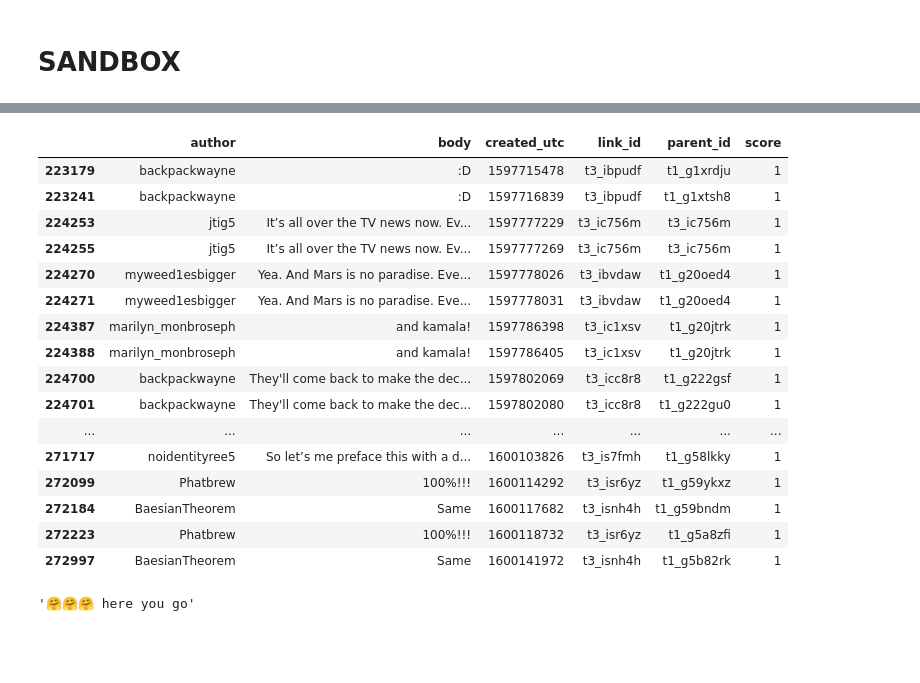
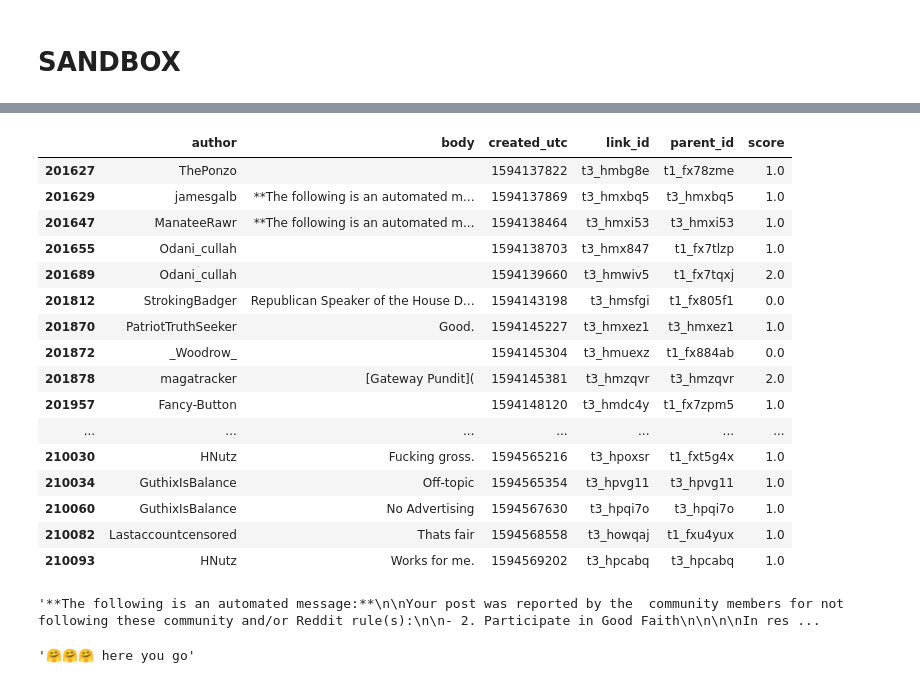
Before and after one commit to comptech-winter-school/media-opinion-analyzer, a Jupyter notebook: global text preprocessing.ipynb, the cells around one changed output, grey strips where cells are left out. Drawn from its saved outputs; the diff is of its cells as text; code cells hidden in the pictures; blank space fills up the shorter version.

```diff
--- a/global text preprocessing.ipynb
+++ b/global text preprocessing.ipynb
@@ -276,20 +312,0 @@ duplicates_pd[duplicates_pd.author == "progress18"]
-# %%
-duplicates_pd[1100:1300]
-# %% [output]
-|  | author | body | created_utc | link_id | parent_id | score |
-| 223179 | backpackwayne | :D | 1597715478 | t3_ibpudf | t1_g1xrdju | 1 |
-| 223241 | backpackwayne | :D | 1597716839 | t3_ibpudf | t1_g1xtsh8 | 1 |
-| 224253 | jtig5 | It’s all over the TV news now. Ev... | 1597777229 | t3_ic756m | t3_ic756m | 1 |
-| 224255 | jtig5 | It’s all over the TV news now. Ev... | 1597777269 | t3_ic756m | t3_ic756m | 1 |
-| 224270 | myweed1esbigger | Yea. And Mars is no paradise. Eve... | 1597778026 | t3_ibvdaw | t1_g20oed4 | 1 |
-| 224271 | myweed1esbigger | Yea. And Mars is no paradise. Eve... | 1597778031 | t3_ibvdaw | t1_g20oed4 | 1 |
-| 224387 | marilyn_monbroseph | and kamala! | 1597786398 | t3_ic1xsv | t1_g20jtrk | 1 |
-| 224388 | marilyn_monbroseph | and kamala! | 1597786405 | t3_ic1xsv | t1_g20jtrk | 1 |
-| 224700 | backpackwayne | They'll come back to make the dec... | 1597802069 | t3_icc8r8 | t1_g222gsf | 1 |
-| 224701 | backpackwayne | They'll come back to make the dec... | 1597802080 | t3_icc8r8 | t1_g222gu0 | 1 |
-| ... | ... | ... | ... | ... | ... | ... |
-| 271717 | noidentityree5 | So let’s me preface this with a d... | 1600103826 | t3_is7fmh | t1_g58lkky | 1 |
-| 272099 | Phatbrew | 100%!!! | 1600114292 | t3_isr6yz | t1_g59ykxz | 1 |
-| 272184 | BaesianTheorem | Same | 1600117682 | t3_isnh4h | t1_g59bndm | 1 |
-| 272223 | Phatbrew | 100%!!! | 1600118732 | t3_isr6yz | t1_g5a8zfi | 1 |
-| 272997 | BaesianTheorem | Same | 1600141972 | t3_isnh4h | t1_g5b82rk | 1 |
@@ -298,3 +313,27 @@ duplicates_pd[1100:1300]
+# %%
+duplicates_pd[3400:3700]
+# %% [output]
+|  | author | body | created_utc | link_id | parent_id | score |
+| 201627 | ThePonzo |  | 1594137822 | t3_hmbg8e | t1_fx78zme | 1.0 |
+| 201629 | jamesgalb | **The following is an automated m... | 1594137869 | t3_hmxbq5 | t3_hmxbq5 | 1.0 |
+| 201647 | ManateeRawr | **The following is an automated m... | 1594138464 | t3_hmxi53 | t3_hmxi53 | 1.0 |
+| 201655 | Odani_cullah |  | 1594138703 | t3_hmx847 | t1_fx7tlzp | 1.0 |
+| 201689 | Odani_cullah |  | 1594139660 | t3_hmwiv5 | t1_fx7tqxj | 2.0 |
+| 201812 | StrokingBadger | Republican Speaker of the House D... | 1594143198 | t3_hmsfgi | t1_fx805f1 | 0.0 |
+| 201870 | PatriotTruthSeeker | Good. | 1594145227 | t3_hmxez1 | t3_hmxez1 | 1.0 |
+| 201872 | _Woodrow_ |  | 1594145304 | t3_hmuexz | t1_fx884ab | 0.0 |
+| 201878 | magatracker | [Gateway Pundit]( | 1594145381 | t3_hmzqvr | t3_hmzqvr | 2.0 |
+| 201957 | Fancy-Button |  | 1594148120 | t3_hmdc4y | t1_fx7zpm5 | 1.0 |
+| ... | ... | ... | ... | ... | ... | ... |
+| 210030 | HNutz | Fucking gross. | 1594565216 | t3_hpoxsr | t1_fxt5g4x | 1.0 |
+| 210034 | GuthixIsBalance | Off-topic | 1594565354 | t3_hpvg11 | t3_hpvg11 | 1.0 |
+| 210060 | GuthixIsBalance | No Advertising | 1594567630 | t3_hpqi7o | t3_hpqi7o | 1.0 |
+| 210082 | Lastaccountcensored | Thats fair | 1594568558 | t3_howqaj | t1_fxu4yux | 1.0 |
+| 210093 | HNutz | Works for me. | 1594569202 | t3_hpcabq | t3_hpcabq | 1.0 |
+# %%
+duplicates_pd.loc[160908].body
+# %% [output]
+'**The following is an automated message:**\n\nYour post was reported by the  community members for not following these community and/or Reddit rule(s):\n\n- 2. Participate in Good Faith\n\n\n\nIn res ...
 # %%
 SM = '🤗🤗🤗 here you go'
 SM
```
Also changed, not shown: parts of 9 cells of this notebook.
